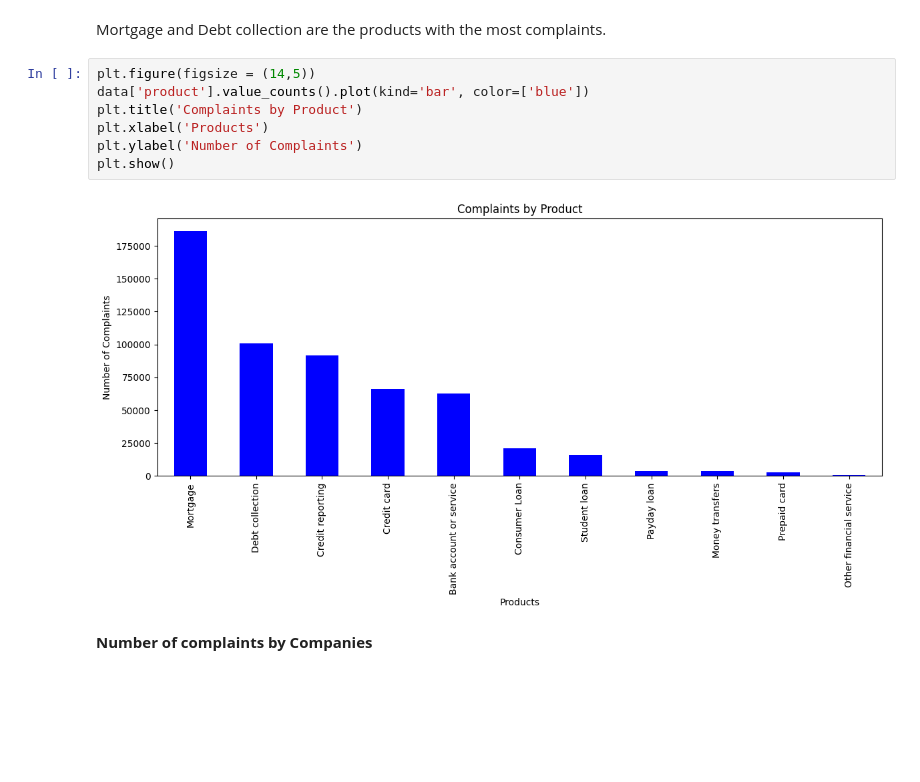
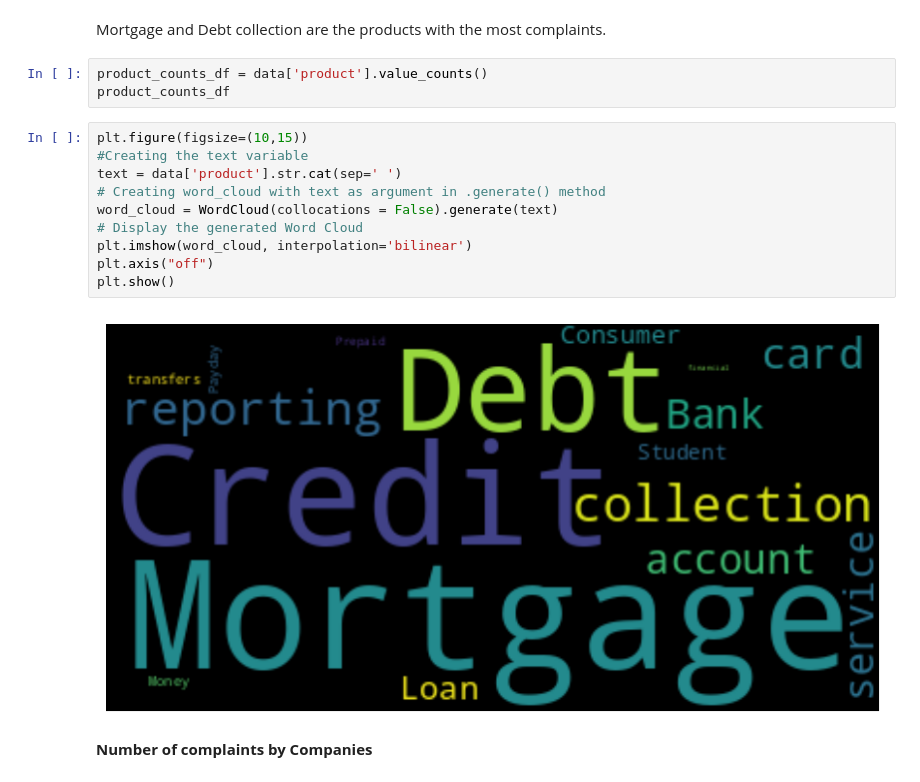
Before and after one commit to puritym8/Python-Data-Analysis, a Jupyter notebook: US_Consumer_Finance_Complaints_Basic_Analysis.ipynb, the cells around one changed output. Cells and saved outputs as stored; diff of their text form; blank space fills up the shorter version.

```diff
--- a/US_Consumer_Finance_Complaints_Basic_Analysis.ipynb
+++ b/US_Consumer_Finance_Complaints_Basic_Analysis.ipynb
@@ -185,15 +164,21 @@ Other financial service       557
 Name: product, dtype: int64
 # %% [markdown]
 Mortgage and Debt collection are the products with the most complaints.
-# %%
-plt.figure(figsize = (14,5))
-data['product'].value_counts().plot(kind='bar', color=['blue'])
-plt.title('Complaints by Product')
-plt.xlabel('Products')
-plt.ylabel('Number of Complaints')
-plt.show()
-# %% [output]
-[figure, removed]
+# %%
+product_counts_df = data['product'].value_counts()
+product_counts_df
+# %%
+plt.figure(figsize=(10,15))
+#Creating the text variable
+text = data['product'].str.cat(sep=' ')
+# Creating word_cloud with text as argument in .generate() method
+word_cloud = WordCloud(collocations = False).generate(text)
+# Display the generated Word Cloud
+plt.imshow(word_cloud, interpolation='bilinear')
+plt.axis("off")
+plt.show()
+# %% [output]
+[figure, added]
 # %% [markdown]
 **Number of complaints by Companies**
 # %%
```
Also changed, not shown: parts of 13 cells of this notebook.
